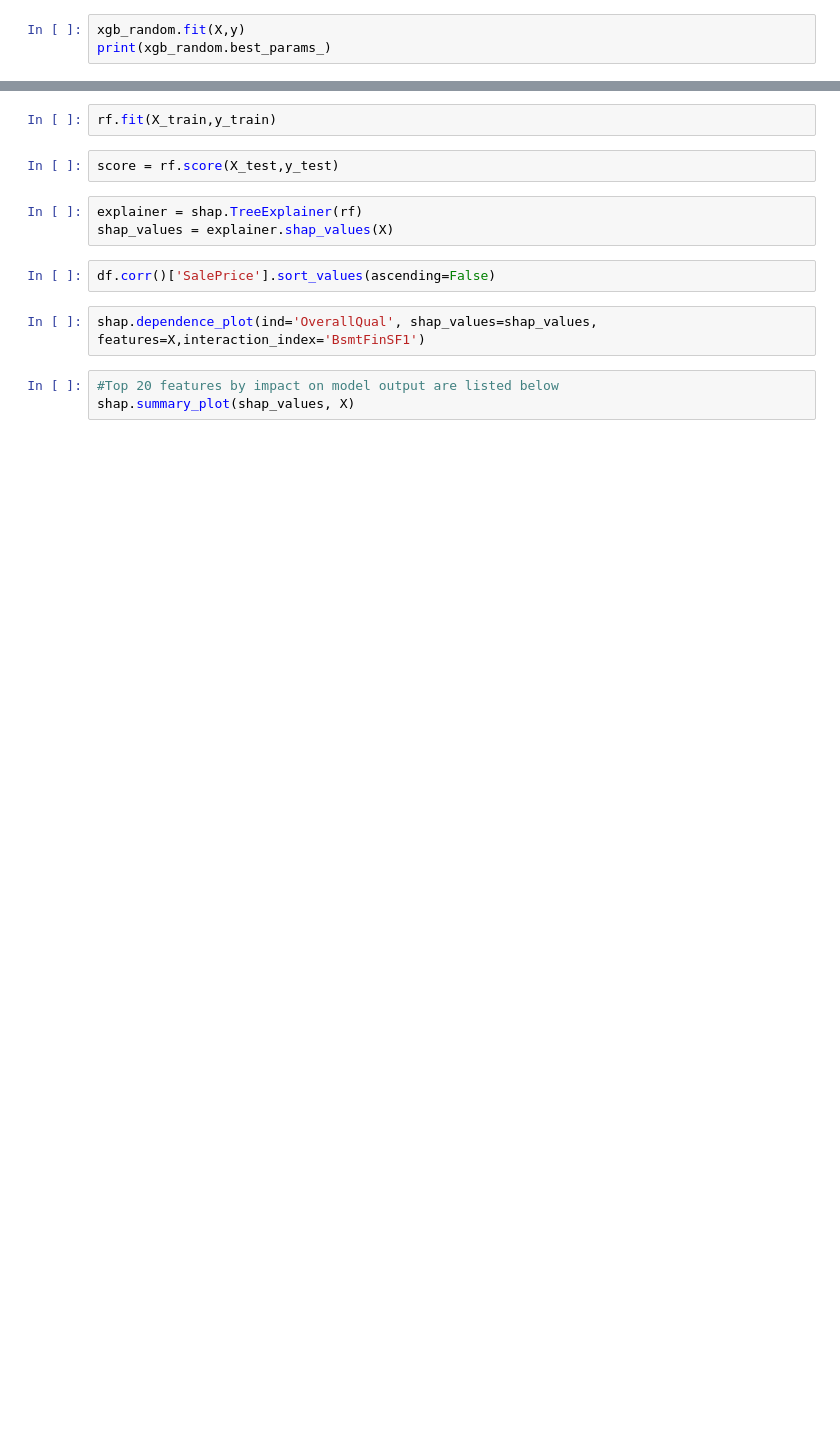
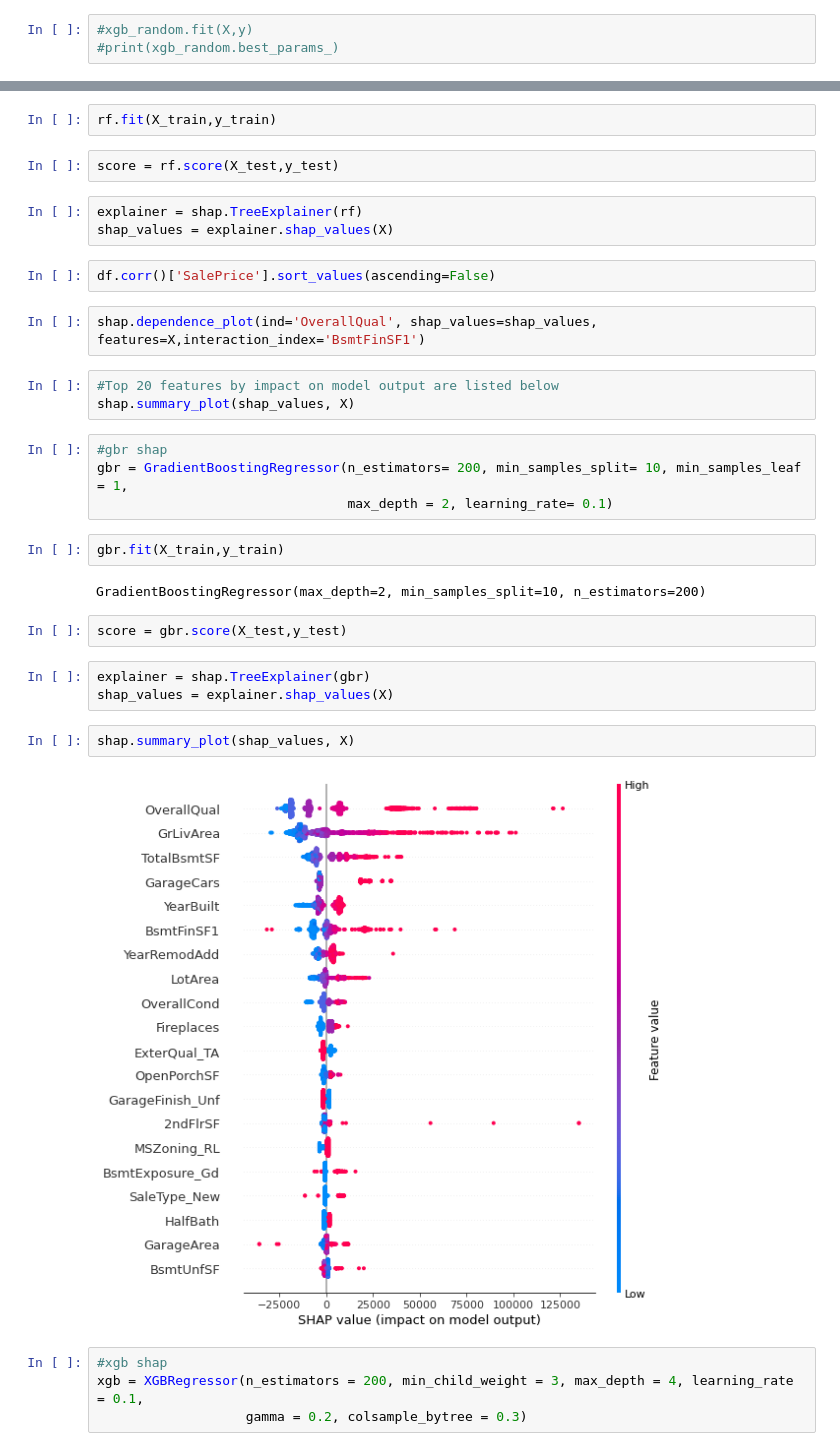
Before and after one commit to sperng/kaggle_house_prices, a Jupyter notebook: house_prices_competition.ipynb, the cells around one changed output, grey strips where cells are left out. Saved outputs shown, nothing was run; the diff lists cells and outputs as text; blank space fills up the shorter version.

Commit message:
gbr, xgb shap

```diff
--- a/house_prices_competition.ipynb
+++ b/house_prices_competition.ipynb
@@ -511,5 +507,5 @@ xgb_random = RandomizedSearchCV(estimator=xgb,
                               param_distributions= grid_param, n_iter = 500,
                               cv = 5, verbose = 2, n_jobs=-1)
 # %%
-xgb_random.fit(X,y)
-print(xgb_random.best_params_)
+#xgb_random.fit(X,y)
+#print(xgb_random.best_params_)
@@ -546,3 +530,24 @@ shap.dependence_plot(ind='OverallQual', shap_values=shap_values, features=X,inte
 # %%
 #Top 20 features by impact on model output are listed below
 shap.summary_plot(shap_values, X)
+# %%
+#gbr shap
+gbr = GradientBoostingRegressor(n_estimators= 200, min_samples_split= 10, min_samples_leaf = 1,
+                                max_depth = 2, learning_rate= 0.1)
+# %%
+gbr.fit(X_train,y_train)
+# %% [output]
+GradientBoostingRegressor(max_depth=2, min_samples_split=10, n_estimators=200)
+# %%
+score = gbr.score(X_test,y_test)
+# %%
+explainer = shap.TreeExplainer(gbr)
+shap_values = explainer.shap_values(X)
+# %%
+shap.summary_plot(shap_values, X)
+# %% [output]
+[figure, added]
+# %%
+#xgb shap
+xgb = XGBRegressor(n_estimators = 200, min_child_weight = 3, max_depth = 4, learning_rate = 0.1,
+                   gamma = 0.2, colsample_bytree = 0.3)
```
Also changed, not shown: parts of 9 cells of this notebook.
